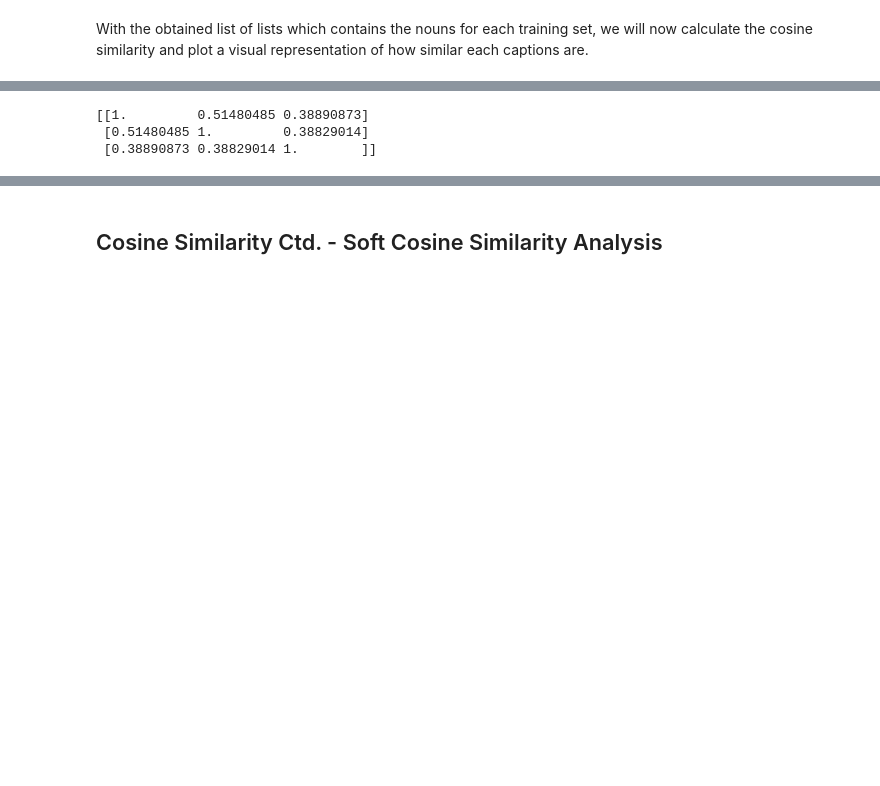
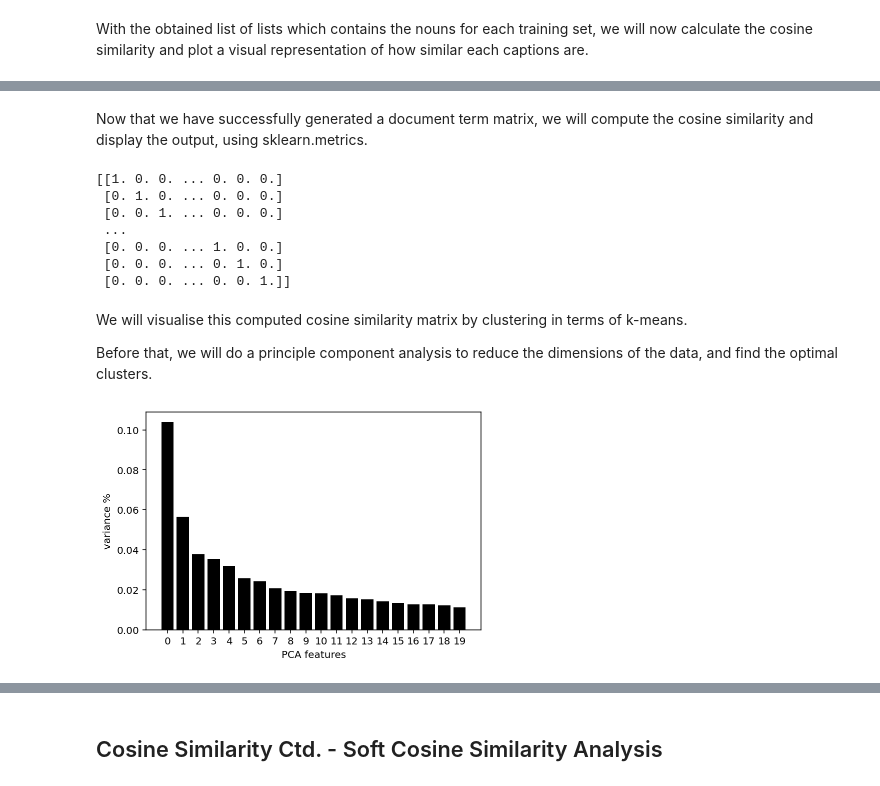
Before and after one commit to 22victoryy/caption-prediction, a Jupyter notebook: 403_final.ipynb, the cells around one changed output, grey strips where cells are left out. Saved outputs shown, nothing was run; the diff lists cells and outputs as text; code cells hidden in the pictures; blank space fills up the shorter version.

```diff
--- a/403_final.ipynb
+++ b/403_final.ipynb
@@ -95,7 +95,7 @@ for annot in annotations['annotations']:
 train_captions, img_name_vector = shuffle(all_captions,
                                           all_img_name_vector,
                                           random_state=1)
-num_examples = 100
+num_examples = 10000
 train_captions = train_captions[:num_examples]
 img_name_vector = img_name_vector[:num_examples]
 # %%
@@ -215,16 +179,0 @@ documents = [doc_trump, doc_election, doc_putin]
-# %%
-# Scikit Learn
-from sklearn.feature_extraction.text import CountVectorizer
-import pandas as pd
-
-# Create the Document Term Matrix
-count_vectorizer = CountVectorizer(stop_words='english')
-count_vectorizer = CountVectorizer()
-sparse_matrix = count_vectorizer.fit_transform(documents)
-
-# OPTIONAL: Convert Sparse Matrix to Pandas Dataframe if you want to see the word frequencies.
-doc_term_matrix = sparse_matrix.todense()
-df = pd.DataFrame(doc_term_matrix,
-                  columns=count_vectorizer.get_feature_names(),
-                  index=['doc_trump', 'doc_election', 'doc_putin'])
-df
@@ -235,0 +180,3 @@ df
+# %%
+# Define the bag of captions
+captions = filter_nouns(train_captions)
@@ -236,11 +256,49 @@ df
+# %% [markdown]
+Now that we have successfully generated a document term matrix, we will compute the cosine similarity and display the output, using sklearn.metrics.
 # %%
 # Compute Cosine Similarity
 from sklearn.metrics.pairwise import cosine_similarity
-print(cosine_similarity(df, df))
-#> [[ 1.          0.48927489  0.37139068]
-#>  [ 0.48927489  1.          0.38829014]
-#>  [ 0.37139068  0.38829014  1.        ]]
+
+cos_sim = cosine_similarity(matrix, matrix)
+# print(np.shape(cos_sim))
+print(cos_sim)
+
+# [[1.         0.51480485 0.38890873]
+#  [0.51480485 1.         0.38829014]
+#  [0.38890873 0.38829014 1.        ]]
 # %% [output]
-[[1.         0.51480485 0.38890873]
- [0.51480485 1.         0.38829014]
- [0.38890873 0.38829014 1.        ]]
+[[1. 0. 0. ... 0. 0. 0.]
+ [0. 1. 0. ... 0. 0. 0.]
+ [0. 0. 1. ... 0. 0. 0.]
+ ...
+ [0. 0. 0. ... 1. 0. 0.]
+ [0. 0. 0. ... 0. 1. 0.]
+ [0. 0. 0. ... 0. 0. 1.]]
+# %% [markdown]
+We will visualise this computed cosine similarity matrix by clustering in terms of k-means.
+
+Before that, we will do a principle component analysis to reduce the dimensions of the data, and find the optimal clusters.
+# %%
+# Imports
+from sklearn.cluster import KMeans
+from sklearn.decomposition import PCA
+from sklearn.preprocessing import StandardScaler
+%config InlineBackend.figure_format='retina'
+
+# Load in the data
+df = cosine_similarity(matrix, matrix)
+# Standardize the data to have a mean of ~0 and a variance of 1
+X_std = StandardScaler().fit_transform(df)
+# Create a PCA instance: pca
+pca = PCA(n_components=20)
+principalComponents = pca.fit_transform(X_std)
+# Plot the explained variances
+features = range(pca.n_components_)
+plt.bar(features, pca.explained_variance_ratio_, color='black')
+plt.xlabel('PCA features')
+plt.ylabel('variance %')
+plt.xticks(features)
+# Save components to a DataFrame
+PCA_components = pd.DataFrame(principalComponents)
+# %% [output]
+[figure, added]
```
Also changed, not shown: parts of 19 cells of this notebook, 2 other files.
